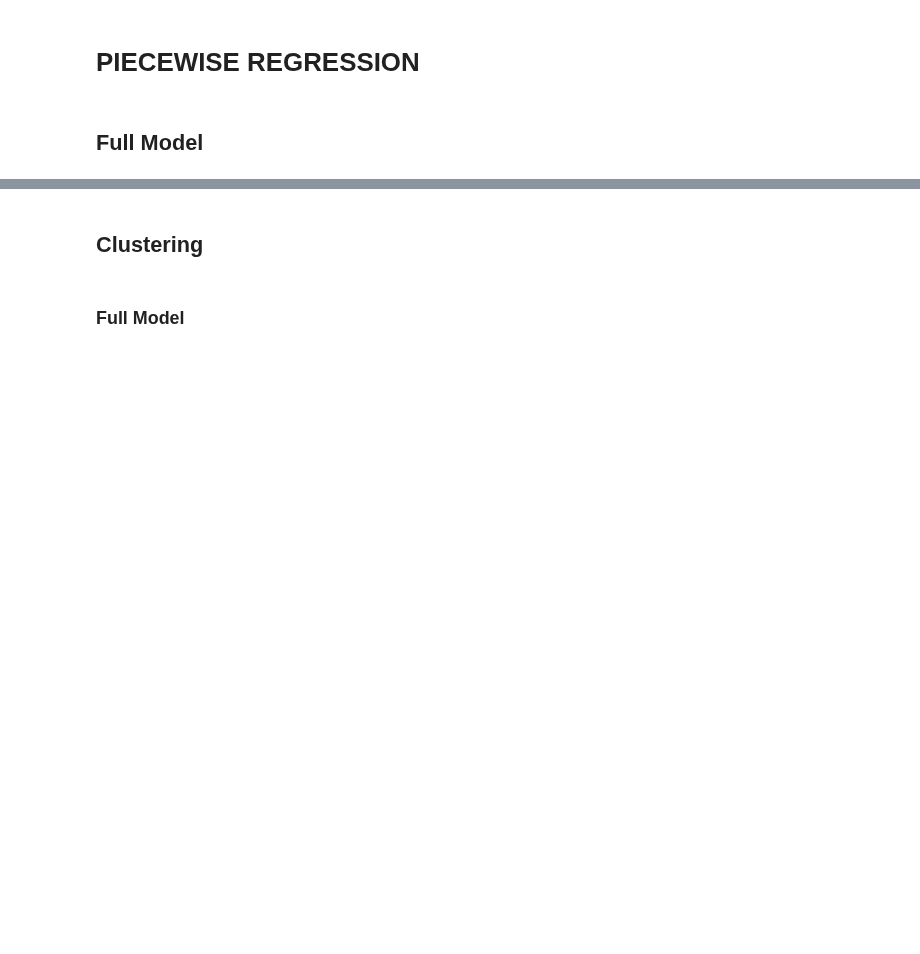
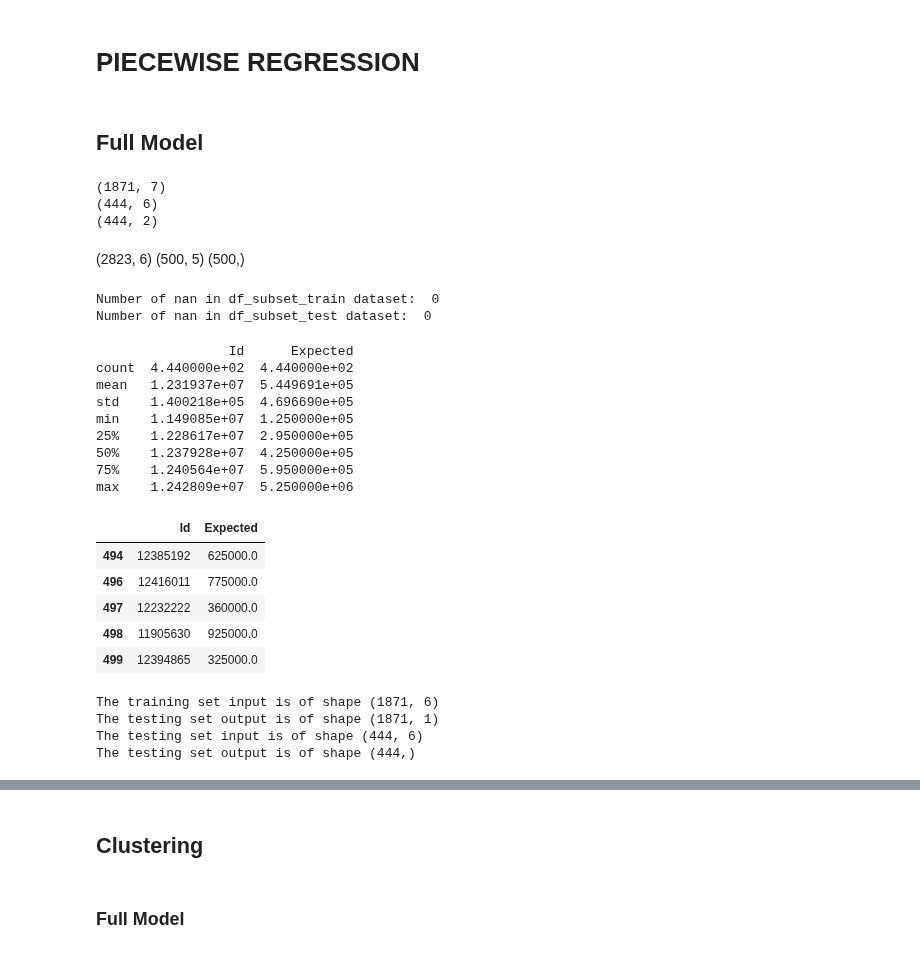
Before and after one commit to markdevine/ET5003_SEM1_2021-2, a Jupyter notebook: ET5003_Etivity2_Mark_Devine_19187289.ipynb, the cells around one changed output, grey strips where cells are left out. Saved outputs shown, nothing was run; the diff lists cells and outputs as text; code cells hidden in the pictures; blank space fills up the shorter version.

```diff
--- a/ET5003_Etivity2_Mark_Devine_19187289.ipynb
+++ b/ET5003_Etivity2_Mark_Devine_19187289.ipynb
@@ -645,12 +547,51 @@ df_cost.describe()
 # assume not all of the features are informative or useful
 # in this exercise you could try all of them if possible
 
-featrain = ['bathrooms', 'beds', 'ber_classification', 'latitude', 'longitude']
+featrain = ['bathrooms', 'beds', 'ber_classification', 'longitude', 'longitude', 'surface','price']
 # dropna: remove missing values
 df_subset_train = df_train[featrain].dropna(axis=0)
 
-featest = ['bathrooms', 'beds', 'ber_classification', 'latitude', 'longitude']
+featest = ['bathrooms', 'beds', 'ber_classification', 'latitude', 'longitude','surface']
 df_subset_test  =  df_test[featest].dropna(axis=0)
 
 # cost
 df_cost = df_cost[df_cost.index.isin(df_subset_test.index)]
+
+print(df_subset_train.shape)
+print(df_subset_test.shape)
+print(df_cost.shape)
+# %% [output]
+(1871, 7)
+(444, 6)
+(444, 2)
+# %% [markdown]
+
+(2823, 6)
+(500, 5)
+(500,)
+# %%
+print('Number of nan in df_subset_train dataset: ',df_subset_train.isnull().sum().sum())
+print('Number of nan in df_subset_test dataset: ',df_subset_test.isnull().sum().sum())
+# %% [output]
+Number of nan in df_subset_train dataset:  0
+Number of nan in df_subset_test dataset:  0
+# %%
+
+print(df_cost.describe())
+df_cost.tail()
+# %% [output]
+                 Id      Expected
+count  4.440000e+02  4.440000e+02
+mean   1.231937e+07  5.449691e+05
+std    1.400218e+05  4.696690e+05
+min    1.149085e+07  1.250000e+05
+25%    1.228617e+07  2.950000e+05
+50%    1.237928e+07  4.250000e+05
+75%    1.240564e+07  5.950000e+05
+max    1.242809e+07  5.250000e+06
+|  | Id | Expected |
+| 494 | 12385192 | 625000.0 |
+| 496 | 12416011 | 775000.0 |
+| 497 | 12232222 | 360000.0 |
+| 498 | 11905630 | 925000.0 |
+| 499 | 12394865 | 325000.0 |
@@ -656,0 +608,10 @@ df_cost = df_cost[df_cost.index.isin(df_subset_test.index)]
+# %%
+print("The training set input is of shape", (Xs_train.shape))
+print("The testing set output is of shape", (ys_train.shape))
+print("The testing set input is of shape", (Xs_test.shape))
+print("The testing set output is of shape", (y_test.shape))
+# %% [output]
+The training set input is of shape (1871, 6)
+The testing set output is of shape (1871, 1)
+The testing set input is of shape (444, 6)
+The testing set output is of shape (444,)
```
Also changed, not shown: parts of 17 cells of this notebook.
